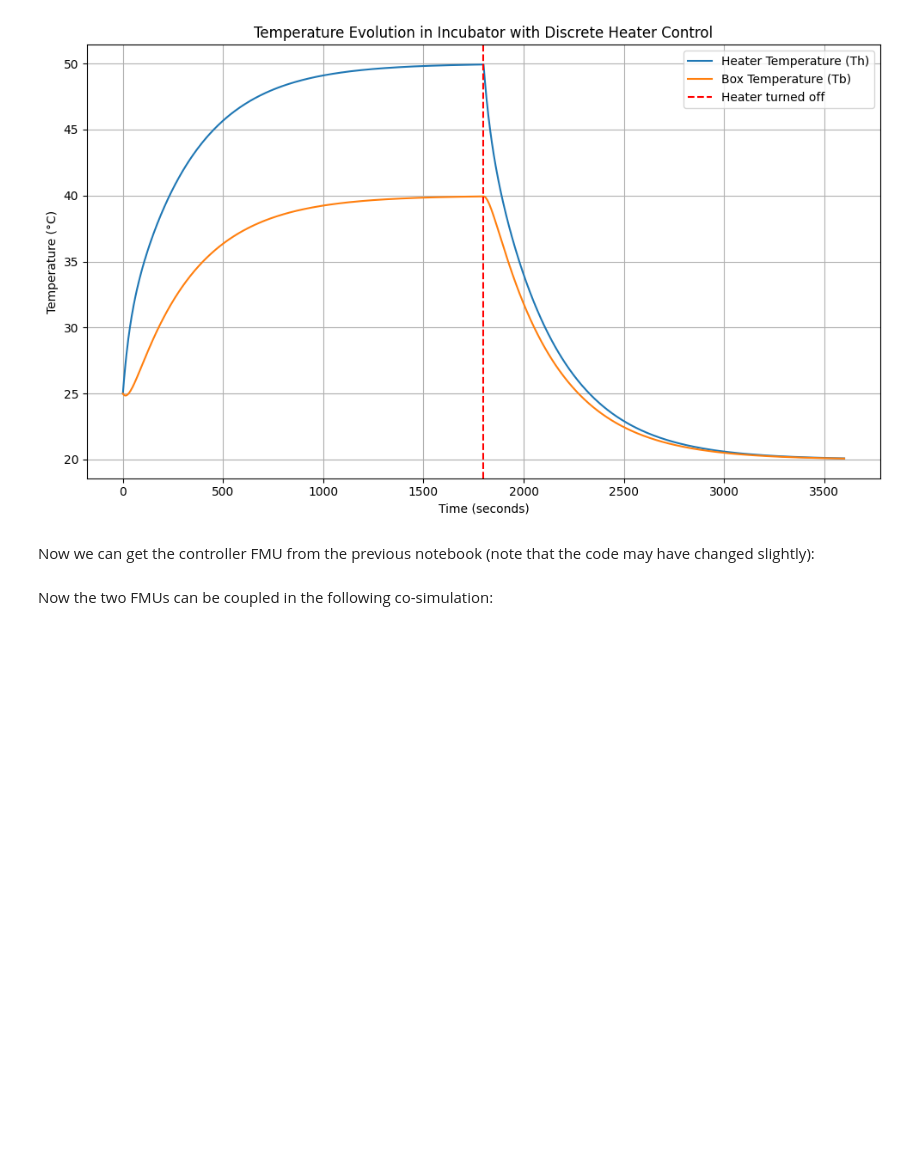
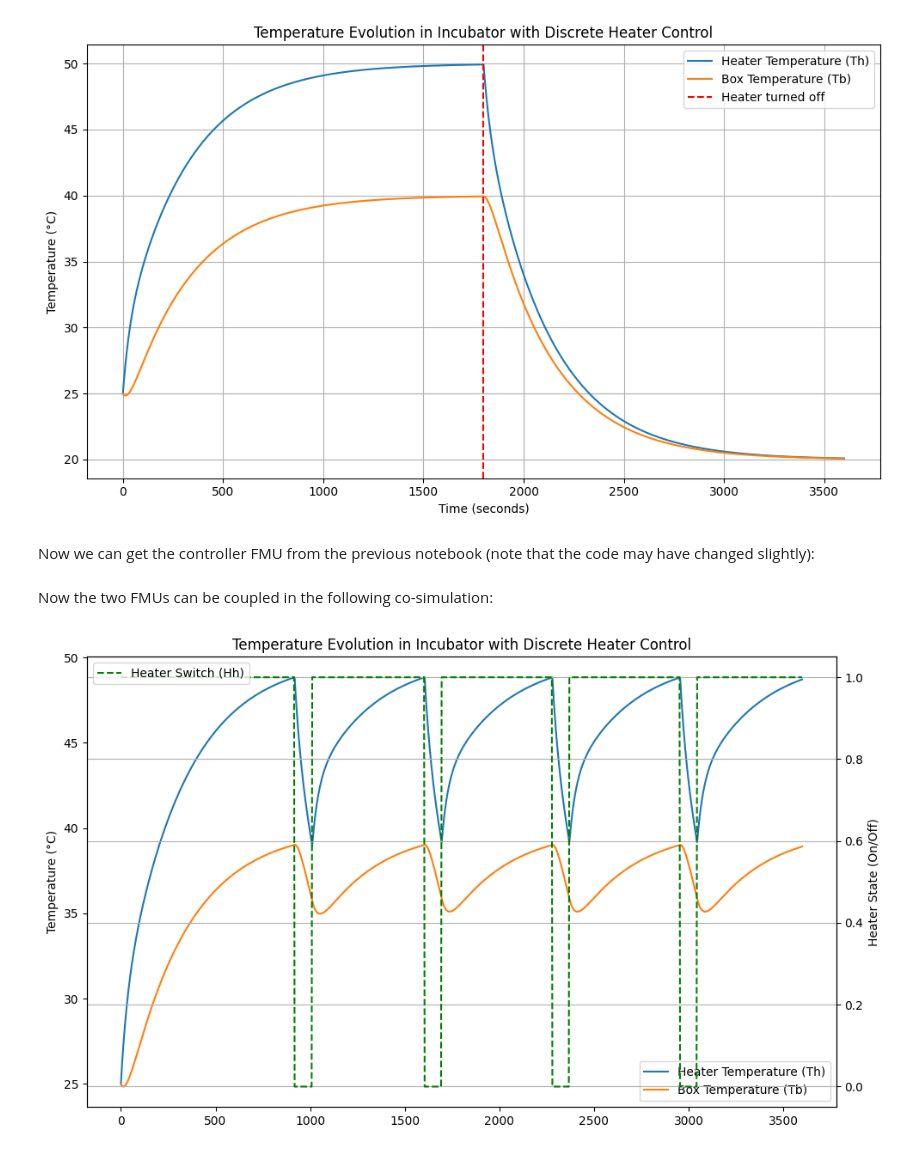
Before and after one commit to twright/IncubatorDTCourse, a Jupyter notebook: 3-Physics-Modelling/2-ModellingIncubatorDynamics.ipynb, the cells around one changed output. Drawn from its saved outputs; the diff is of its cells as text; code cells hidden in the pictures; blank space fills up the shorter version.

```diff
--- a/3-Physics-Modelling/2-ModellingIncubatorDynamics.ipynb
+++ b/3-Physics-Modelling/2-ModellingIncubatorDynamics.ipynb
@@ -419,29 +394,28 @@ class ControllerFMU:
         """
         Simulate the FMU instantiation, which allocates resources and prepares the FMU.
         """
-        print("Thermostat FMU instantiated with initial state.")
         self.time = 0.0
         self.state = "Heating"
         self.current_temp = 20.0
+
+    def getHeaterSwitch(self):
+        return 1 if self.heater_on else 0
 
     def fmi2SetupExperiment(self, start_time, stop_time):
         """
         Setup the simulation experiment.
         """
-        print(f"FMU experiment setup: Start Time = {start_time}, Stop Time = {stop_time}")
         self.time = start_time
 
     def fmi2EnterInitializationMode(self):
         """
         FMU enters initialization mode. This is where initial conditions would be set.
         """
-        print("Thermostat FMU entered initialization mode.")
 
     def fmi2ExitInitializationMode(self):
         """
         FMU exits initialization mode and is ready to start the simulation.
         """
-        print("Thermostat FMU exited initialization mode.")
 
     def fmi2DoStep(self, current_time, step_size):
         """
@@ -461,13 +435,10 @@ class ControllerFMU:
                 self.state = "Heating"
                 self.heater_on = True
 
-        print(f"Time: {self.time:.2f}s, State: {self.state}, Temp: {self.current_temp:.2f}°C")
-
     def fmi2Terminate(self):
         """
         Terminate the FMU simulation and free resources.
         """
-        print("Thermostat FMU simulation terminated.")
 # %% [markdown]
 Now the two FMUs can be coupled in the following co-simulation:
 # %%
@@ -503,8 +474,6 @@ controller_fmu.fmi2EnterInitializationMode()
 
 incubator_fmu.H_h = 0 # Heater initially off
 
-# Pass information to controller so that possibly the initial heater state is computed
-
 incubator_fmu.fmi2ExitInitializationMode()
 controller_fmu.fmi2ExitInitializationMode()
 
@@ -512,6 +481,7 @@ controller_fmu.fmi2ExitInitializationMode()
 t_values = []
 Th_values = []
 Tb_values = []
+Hh_values = []
 
 # While-loop simulation with discrete heater switching
 current_time = t_start
@@ -519,38 +489,57 @@ current_time = t_start
 # Store the initial values
 t_values.append(current_time)
 Th_values.append(incubator_fmu.getTh())
 Tb_values.append(incubator_fmu.getTb())
+Hh_values.append(controller_fmu.getHeaterSwitch())
 
 while current_time < t_end:
     # Define the next time point for the step
     next_time = min(current_time + time_step, t_end)
 
-    # Check the state of the heater switch. E.g., you could execute the controller state machine at this point.
-    H_h = heater_switch(current_time)
-
-    # Set the inputs to the FMU
-    incubator_fmu.H_h = H_h
+    # Set the inputs to the FMUs
+    controller_fmu.current_temp = incubator_fmu.getTb()
+    incubator_fmu.H_h = controller_fmu.getHeaterSwitch()
 
     # Solve the ODE over this small time window
     incubator_fmu.fmi2DoStep(current_time, next_time-current_time)
+
+    # Execute controller
+    controller_fmu.fmi2DoStep(current_time, next_time-current_time)
 
     # Store the results
     t_values.append(next_time)
     Th_values.append(incubator_fmu.getTh())
     Tb_values.append(incubator_fmu.getTb())
+    Hh_values.append(controller_fmu.getHeaterSwitch())
 
     # Update the current time
     current_time = next_time
 
 # Plot the results
+# Plot the results with Hh_values on a secondary y-axis
 plt.figure(figsize=(10, 6))
+
+# Plot the temperatures on the primary y-axis
 plt.plot(t_values, Th_values, label='Heater Temperature (Th)')
 plt.plot(t_values, Tb_values, label='Box Temperature (Tb)')
-plt.axvline(x=1800, color='r', linestyle='--', label='Heater turned off')
+
+plt.ylabel('Temperature (°C)')
+
+plt.legend()
+
+# Plot the heater switch on the secondary y-axis
+plt.twinx()  # Create a second y-axis
+plt.plot(t_values, Hh_values, label='Heater Switch (Hh)', color='green', linestyle='--')
+plt.ylabel('Heater State (On/Off)')
+
+# Labels and title
 plt.title('Temperature Evolution in Incubator with Discrete Heater Control')
 plt.xlabel('Time (seconds)')
-plt.ylabel('Temperature (°C)')
+
+# Grid, legend, and layout
 plt.grid(True)
-plt.legend()
+plt.legend(loc='upper left')  # Adjust legend position
 plt.tight_layout()
 plt.show()
+# %% [output]
+[figure, added]
```
Also changed, not shown: parts of 2 cells of this notebook.
